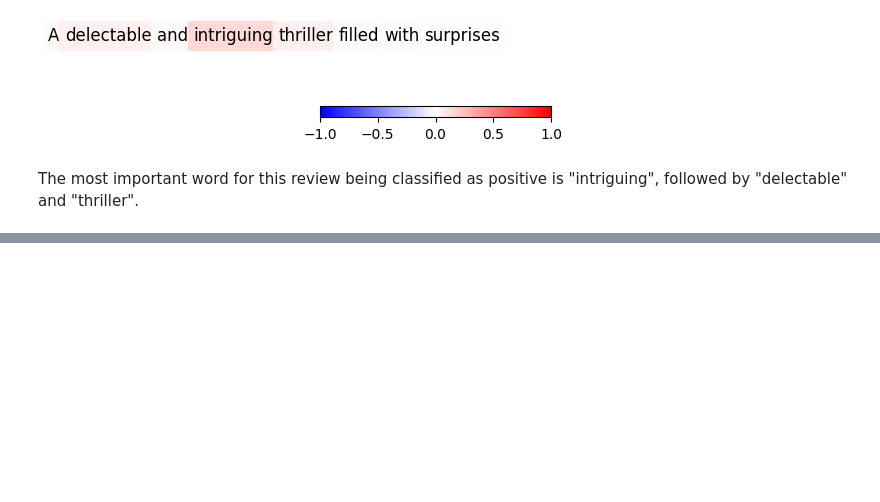
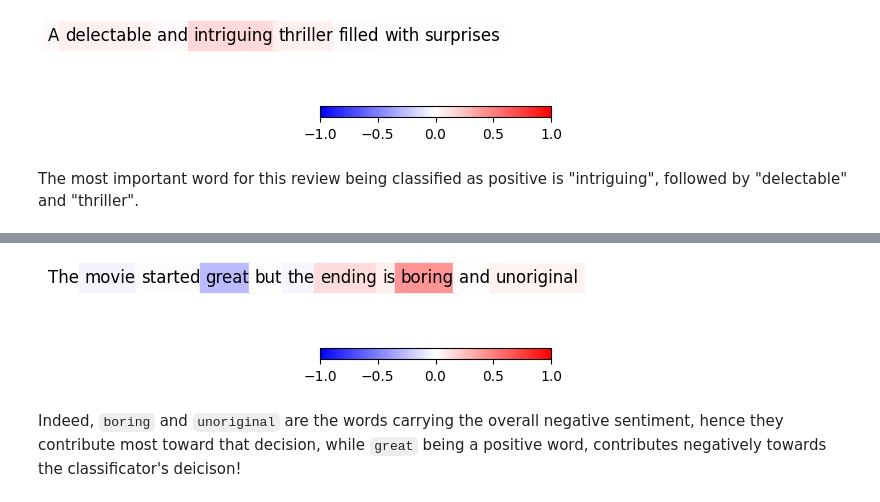
Before and after one commit to dianna-ai/dianna, a Jupyter notebook: tutorials/explainers/LIME/lime_text.ipynb, the cells around one changed output, grey strips where cells are left out. Drawn from its saved outputs; the diff is of its cells as text; code cells hidden in the pictures; blank space fills up the shorter version.

````diff
--- a/tutorials/explainers/LIME/lime_text.ipynb
+++ b/tutorials/explainers/LIME/lime_text.ipynb
@@ -151,0 +175,6 @@ The most important word for this review being classified as positive is "intrigu
+# %%
+mixed_review = 'The movie started great but the ending is boring and unoriginal'
+# %%
+explanation_relevance = dianna.explain_text(model_runner, mixed_review, model_runner.tokenizer,
+                                            'LIME', labels=[labels.index('negative')])[0]
+explanation_relevance
@@ -151,0 +192,6 @@ The most important word for this review being classified as positive is "intrigu
+# %%
+fig, _ = visualization.highlight_text(explanation_relevance, model_runner.tokenizer.tokenize(mixed_review), colormap='bwr')
+# %% [output]
+[figure, added]
+# %% [markdown]
+Indeed, ```boring``` and ```unoriginal``` are the words carrying the overall negative sentiment, hence they contribute most toward that decision, while ```great``` being a positive word, contributes negatively towards the classificator's deicison!
````
Also changed, not shown: parts of 7 cells of this notebook.
